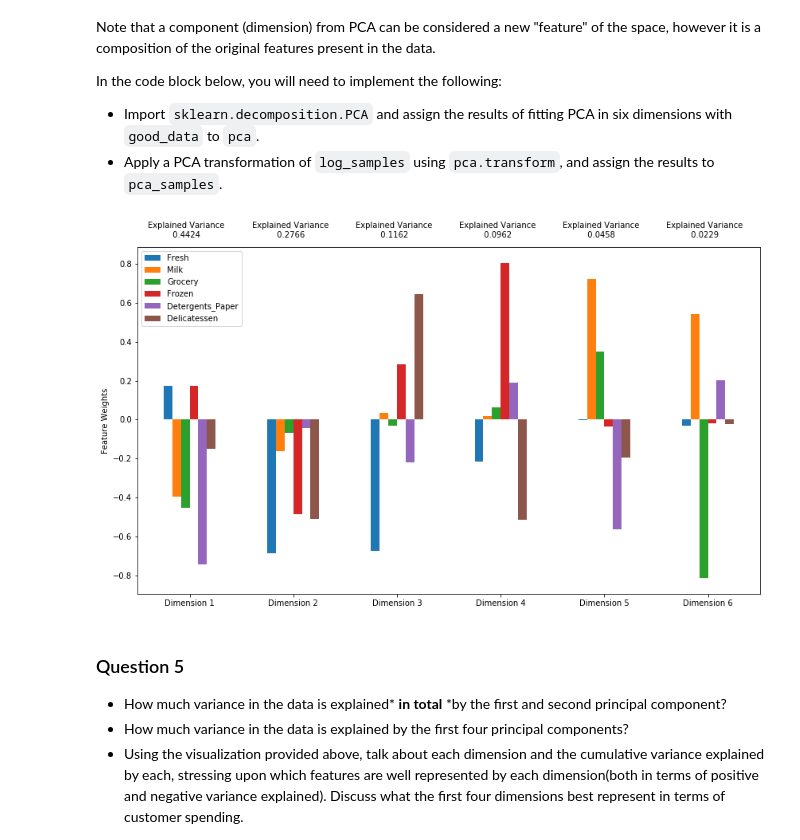
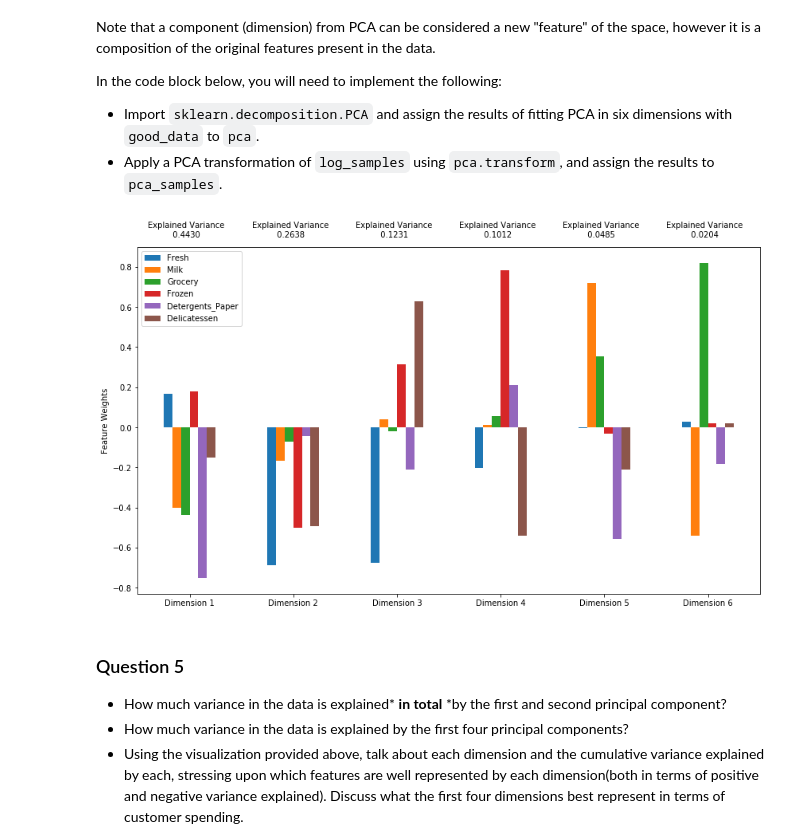
Before and after one commit to BAlmeidaS/machine-learning-1-udacity, a Jupyter notebook: machine-learning/projects/customer_segments/customer_segments.ipynb, the cells around one changed output. Drawn from its saved outputs; the diff is of its cells as text; code cells hidden in the pictures.

```diff
--- a/machine-learning/projects/customer_segments/customer_segments.ipynb
+++ b/machine-learning/projects/customer_segments/customer_segments.ipynb
@@ -251,7 +254,7 @@ for feature in log_data.keys():
     display(df_outliers[feature])
 
 # OPTIONAL: Select the indices for data points you wish to remove
-outliers  = []
+outliers  = [65, 66, 75, 128, 154]
 
 # Remove the outliers, if any were specified
 good_data = log_data.drop(log_data.index[outliers]).reset_index(drop = True)
@@ -375,18 +380,18 @@ In the code block below, you will need to implement the following:
 # %%
 # TODO: Apply PCA by fitting the good data with the same number of dimensions as features
 
 from sklearn.decomposition import PCA
 
 pca = PCA(n_components=6)
 pca.fit(good_data)
 
 # TODO: Transform log_samples using the PCA fit above
-pca_samples = pca.transform(samples)
+pca_samples = pca.transform(log_samples)
 
 # Generate PCA results plot
 pca_results = vs.pca_results(good_data, pca)
 # %% [output]
-[figure, old version]
+[figure, new version]
 # %% [markdown]
 <a id=q5></a>
 ### Question 5
```
Also changed, not shown: parts of 25 cells of this notebook, 1 other file.
